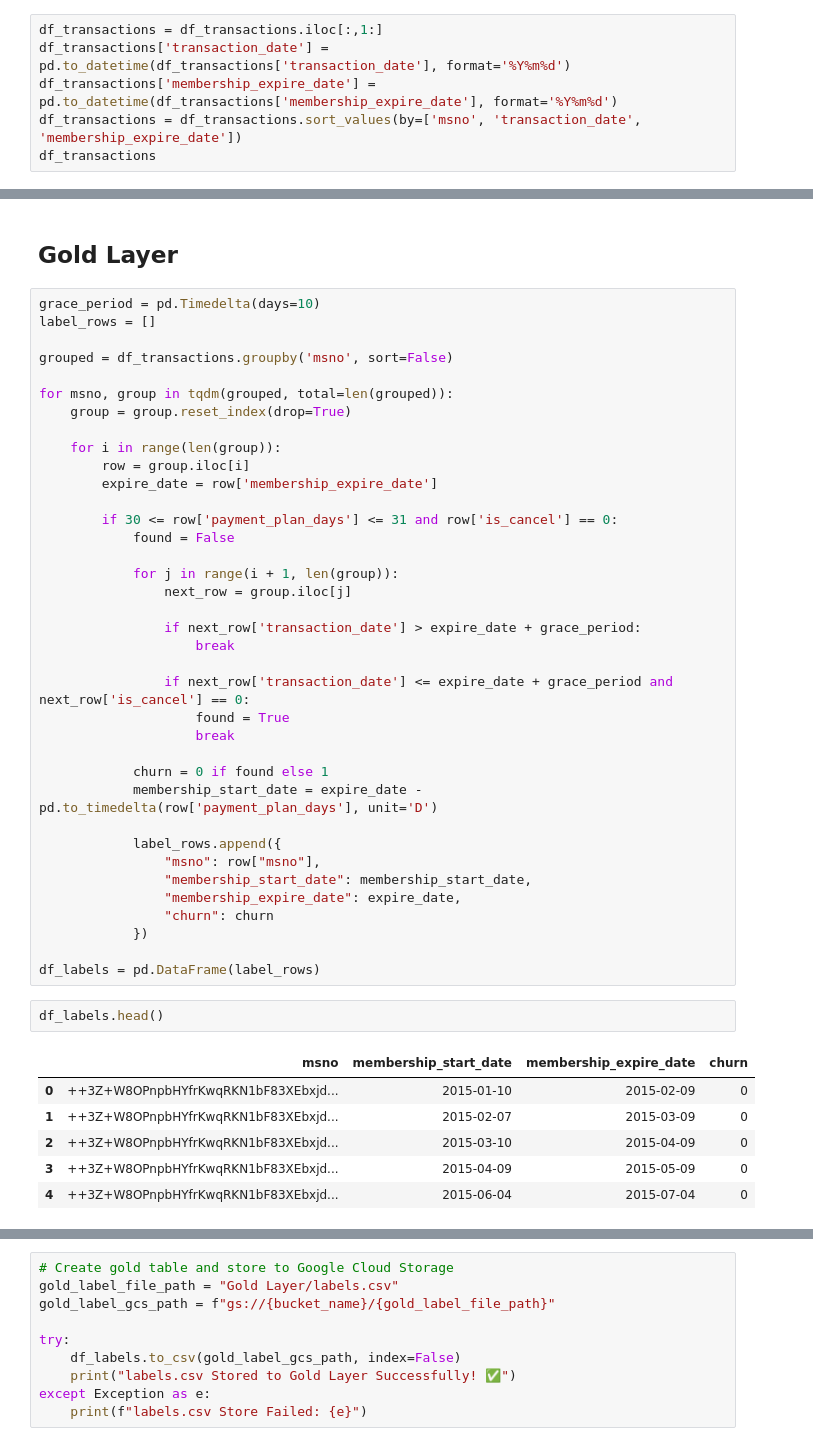
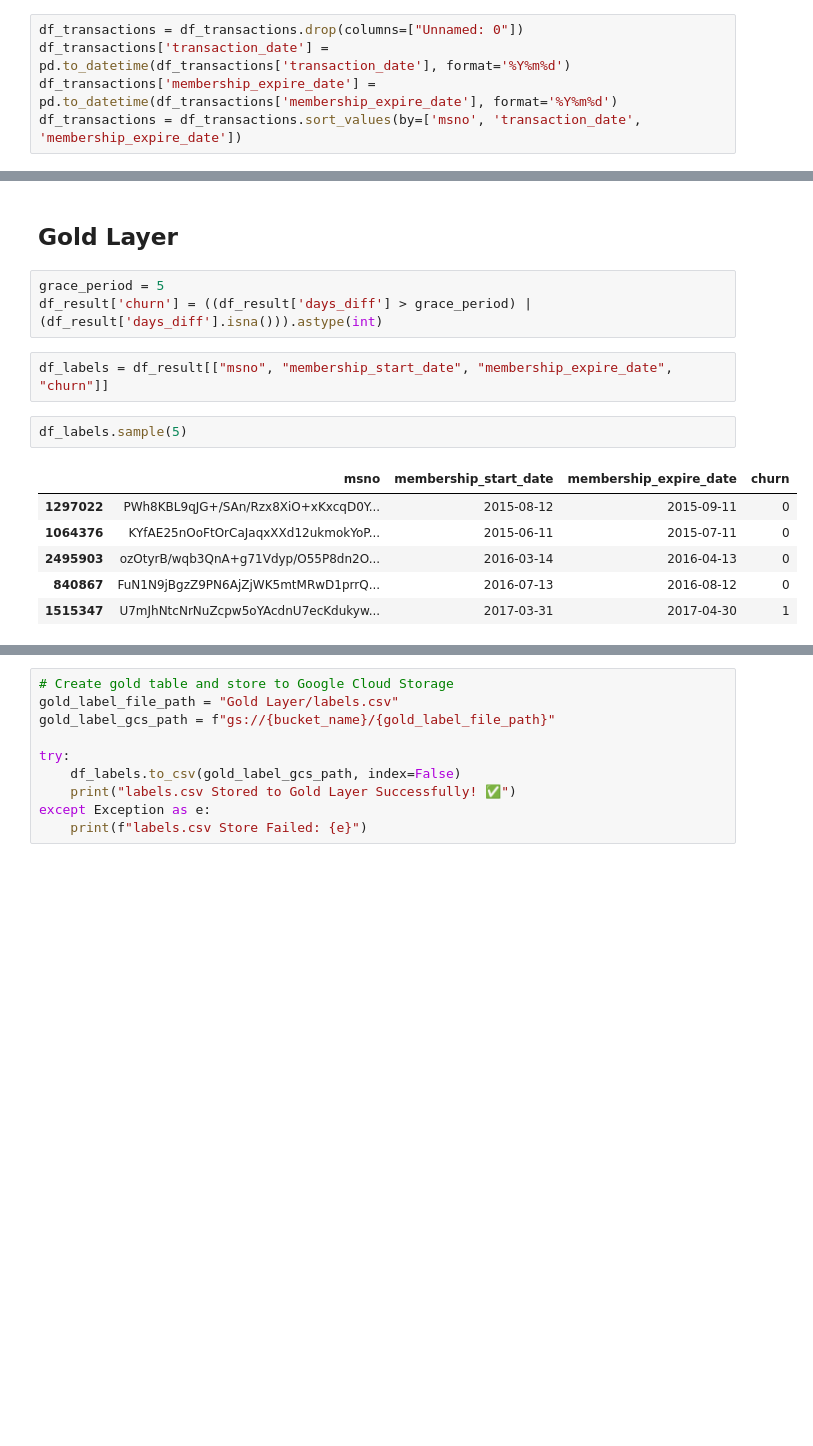
Before and after one commit to ivanckng/CS611_MLE_Group_Project, a Jupyter notebook: label_engineering_kevin.ipynb, the cells around one changed output, grey strips where cells are left out. Saved outputs shown, nothing was run; the diff lists cells and outputs as text; blank space fills up the shorter version.

Commit message:
added EDA and changed grace period

```diff
--- a/label_engineering_kevin.ipynb
+++ b/label_engineering_kevin.ipynb
@@ -72,6 +72,5 @@ To determine a user is churn or not, it should be based on transaction details.
 # %%
-df_transactions = df_transactions.iloc[:,1:]
+df_transactions = df_transactions.drop(columns=["Unnamed: 0"])
 df_transactions['transaction_date'] = pd.to_datetime(df_transactions['transaction_date'], format='%Y%m%d')
 df_transactions['membership_expire_date'] = pd.to_datetime(df_transactions['membership_expire_date'], format='%Y%m%d')
 df_transactions = df_transactions.sort_values(by=['msno', 'transaction_date', 'membership_expire_date'])
-df_transactions
@@ -248,51 +300,19 @@ silver_transactions.csv Stored to Silver Layer Successfully! ✅
 # %% [markdown]
 ## Gold Layer
 # %%
-grace_period = pd.Timedelta(days=10)
-label_rows = []
-
-grouped = df_transactions.groupby('msno', sort=False)
-
-for msno, group in tqdm(grouped, total=len(grouped)):
-    group = group.reset_index(drop=True)
-
-    for i in range(len(group)):
-        row = group.iloc[i]
-        expire_date = row['membership_expire_date']
-
-        if 30 <= row['payment_plan_days'] <= 31 and row['is_cancel'] == 0:
-            found = False
-
-            for j in range(i + 1, len(group)):
-                next_row = group.iloc[j]
-
-                if next_row['transaction_date'] > expire_date + grace_period:
-                    break
-
-                if next_row['transaction_date'] <= expire_date + grace_period and next_row['is_cancel'] == 0:
-                    found = True
-                    break
-
-            churn = 0 if found else 1
-            membership_start_date = expire_date - pd.to_timedelta(row['payment_plan_days'], unit='D')
-
-            label_rows.append({
-                "msno": row["msno"],
-                "membership_start_date": membership_start_date,
-                "membership_expire_date": expire_date,
-                "churn": churn
-            })
-
-df_labels = pd.DataFrame(label_rows)
+grace_period = 5
+df_result['churn'] = ((df_result['days_diff'] > grace_period) | (df_result['days_diff'].isna())).astype(int)
+# %%
+df_labels = df_result[["msno", "membership_start_date", "membership_expire_date", "churn"]]
 # %%
-df_labels.head()
+df_labels.sample(5)
 # %% [output]
 |  | msno | membership_start_date | membership_expire_date | churn |
-| 0 | ++3Z+W8OPnpbHYfrKwqRKN1bF83XEbxjd... | 2015-01-10 | 2015-02-09 | 0 |
-| 1 | ++3Z+W8OPnpbHYfrKwqRKN1bF83XEbxjd... | 2015-02-07 | 2015-03-09 | 0 |
-| 2 | ++3Z+W8OPnpbHYfrKwqRKN1bF83XEbxjd... | 2015-03-10 | 2015-04-09 | 0 |
-| 3 | ++3Z+W8OPnpbHYfrKwqRKN1bF83XEbxjd... | 2015-04-09 | 2015-05-09 | 0 |
-| 4 | ++3Z+W8OPnpbHYfrKwqRKN1bF83XEbxjd... | 2015-06-04 | 2015-07-04 | 0 |
+| 1297022 | PWh8KBL9qJG+/SAn/Rzx8XiO+xKxcqD0Y... | 2015-08-12 | 2015-09-11 | 0 |
+| 1064376 | KYfAE25nOoFtOrCaJaqxXXd12ukmokYoP... | 2015-06-11 | 2015-07-11 | 0 |
+| 2495903 | ozOtyrB/wqb3QnA+g71Vdyp/O55P8dn2O... | 2016-03-14 | 2016-04-13 | 0 |
+| 840867 | FuN1N9jBgzZ9PN6AjZjWK5mtMRwD1prrQ... | 2016-07-13 | 2016-08-12 | 0 |
+| 1515347 | U7mJhNtcNrNuZcpw5oYAcdnU7ecKdukyw... | 2017-03-31 | 2017-04-30 | 1 |
 # %%
 churn_counts = df_labels['churn'].value_counts().sort_index()
 churn_proportions = df_labels['churn'].value_counts(normalize=True).sort_index()
```
Also changed, not shown: parts of 18 cells of this notebook.
